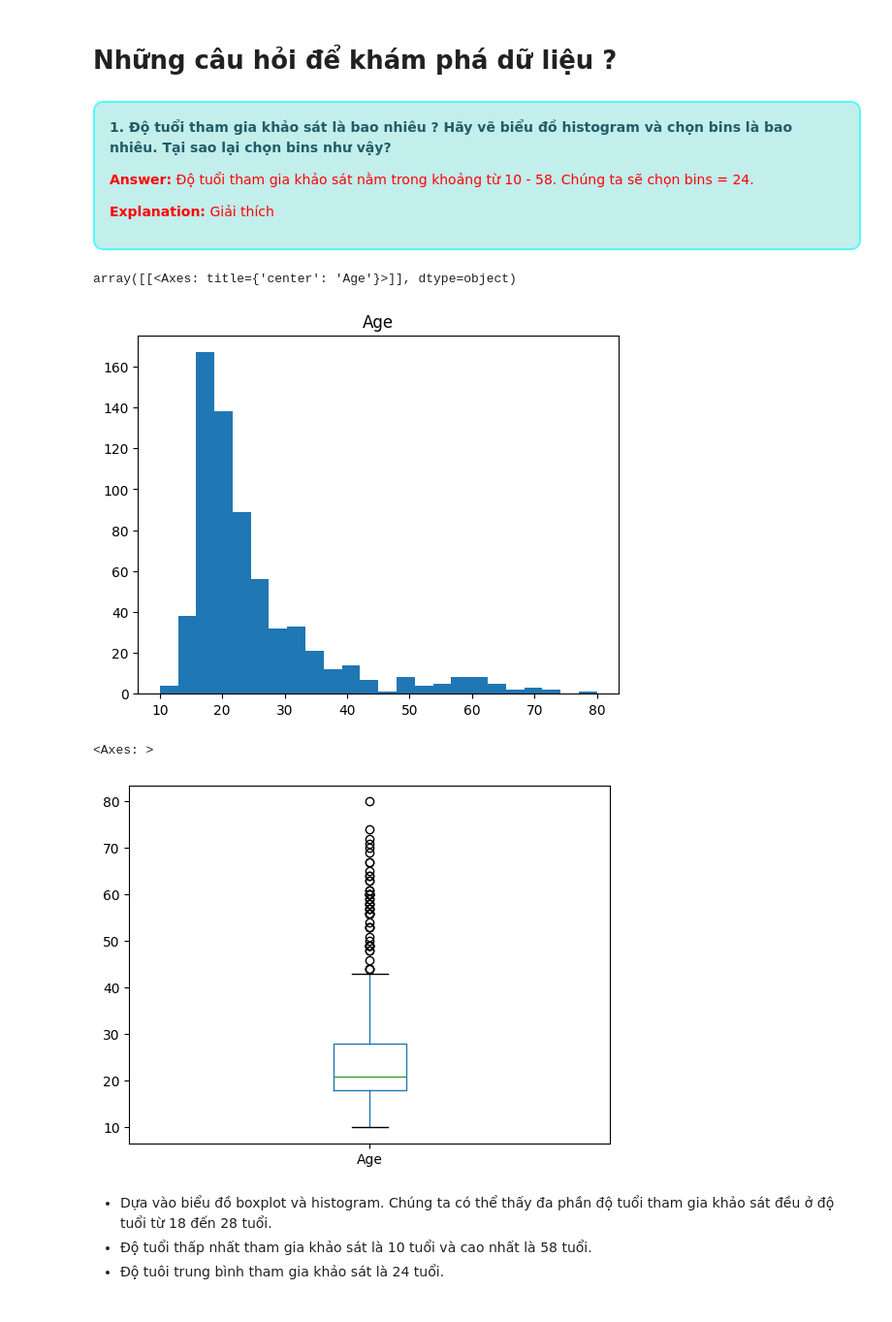
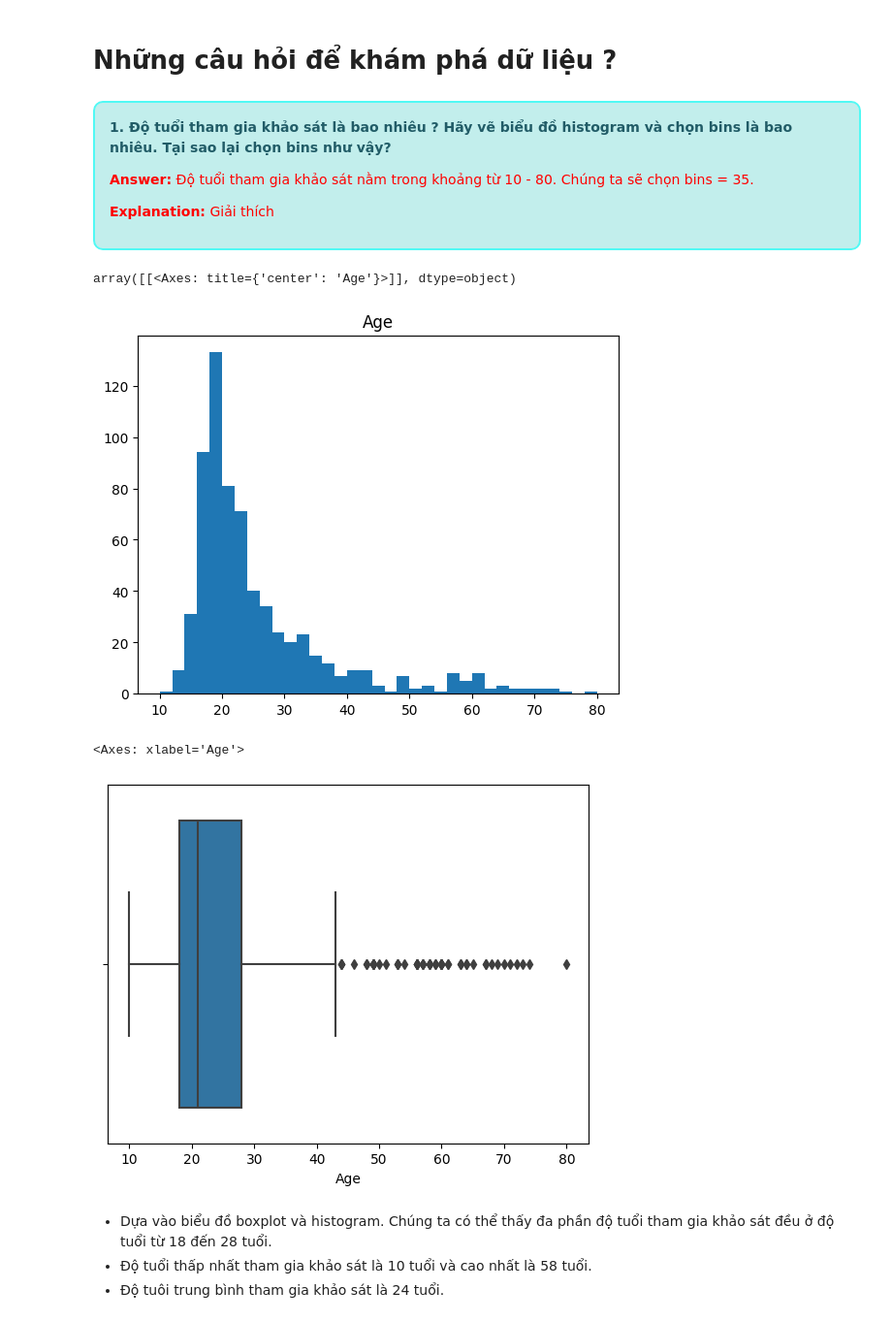
Before and after one commit to HungLVT/DS, a Jupyter notebook: 3.0-data-explorating.ipynb, the cells around one changed output. Shown: that part at 97% size. Saved outputs shown, nothing was run; the diff lists cells and outputs as text; code cells hidden in the pictures.

```diff
--- a/3.0-data-explorating.ipynb
+++ b/3.0-data-explorating.ipynb
@@ -34,21 +34,21 @@ df
 
 <font size="+1" color=#215C67><b>1. Độ tuổi tham gia khảo sát là bao nhiêu ? Hãy vẽ biểu đồ histogram và chọn bins là bao nhiêu. Tại sao lại chọn bins như vậy?</b></font>
 
-<font color="red"><b>Answer:</b></font> <font color="red">Độ tuổi tham gia khảo sát nằm trong khoảng từ 10 - 58. Chúng ta sẽ chọn bins = 24.</font>
+<font color="red"><b>Answer:</b></font> <font color="red">Độ tuổi tham gia khảo sát nằm trong khoảng từ 10 - 80. Chúng ta sẽ chọn bins = 35.</font>
 
 <font color="red"><b>Explanation:</b></font> <font color="red">Giải thích </font>
 # %%
-df.hist(['Age'], bins=24, grid=False)
+df.hist(['Age'], bins=35, grid=False)
 # %% [output]
 array([[<Axes: title={'center': 'Age'}>]], dtype=object)
-[figure, old version]
+[figure, new version]
 # %%
 # Vẽ biểu đồ boxplot để miêu tả dữ liệu Age
 # print(df['Age'].describe().T)
-df.boxplot(column=['Age'], grid=False)
+sns.boxplot(x=df['Age'])
 # %% [output]
-<Axes: >
+<Axes: xlabel='Age'>
-[figure, old version]
+[figure, new version]
 # %% [markdown]
 - Dựa vào biểu đồ boxplot và histogram. Chúng ta có thể thấy đa phần độ tuổi tham gia khảo sát đều ở độ tuổi từ 18 đến 28 tuổi.
 - Độ tuổi thấp nhất tham gia khảo sát là 10 tuổi và cao nhất là 58 tuổi.
```
Also changed, not shown: parts of 8 cells of this notebook, 2 other files.
